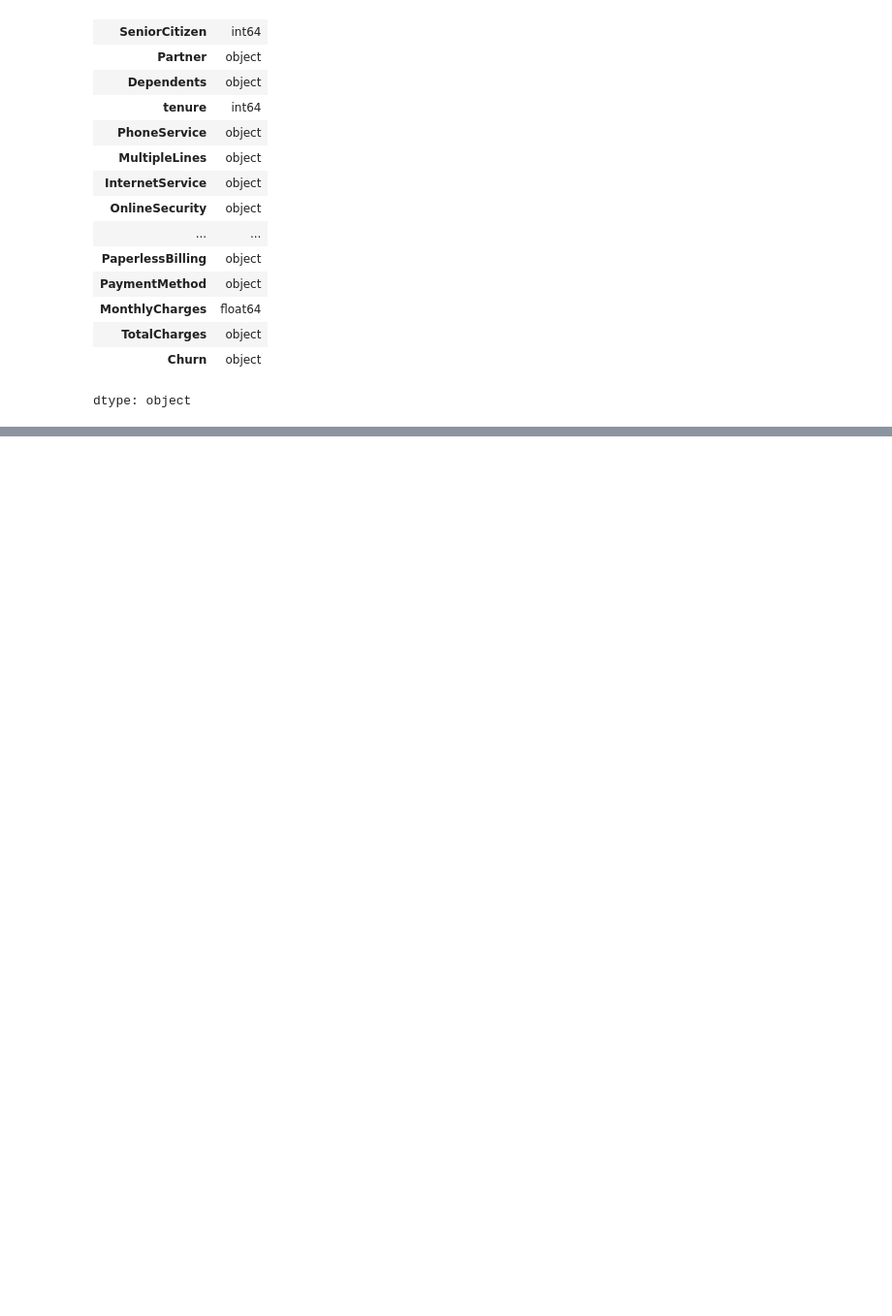
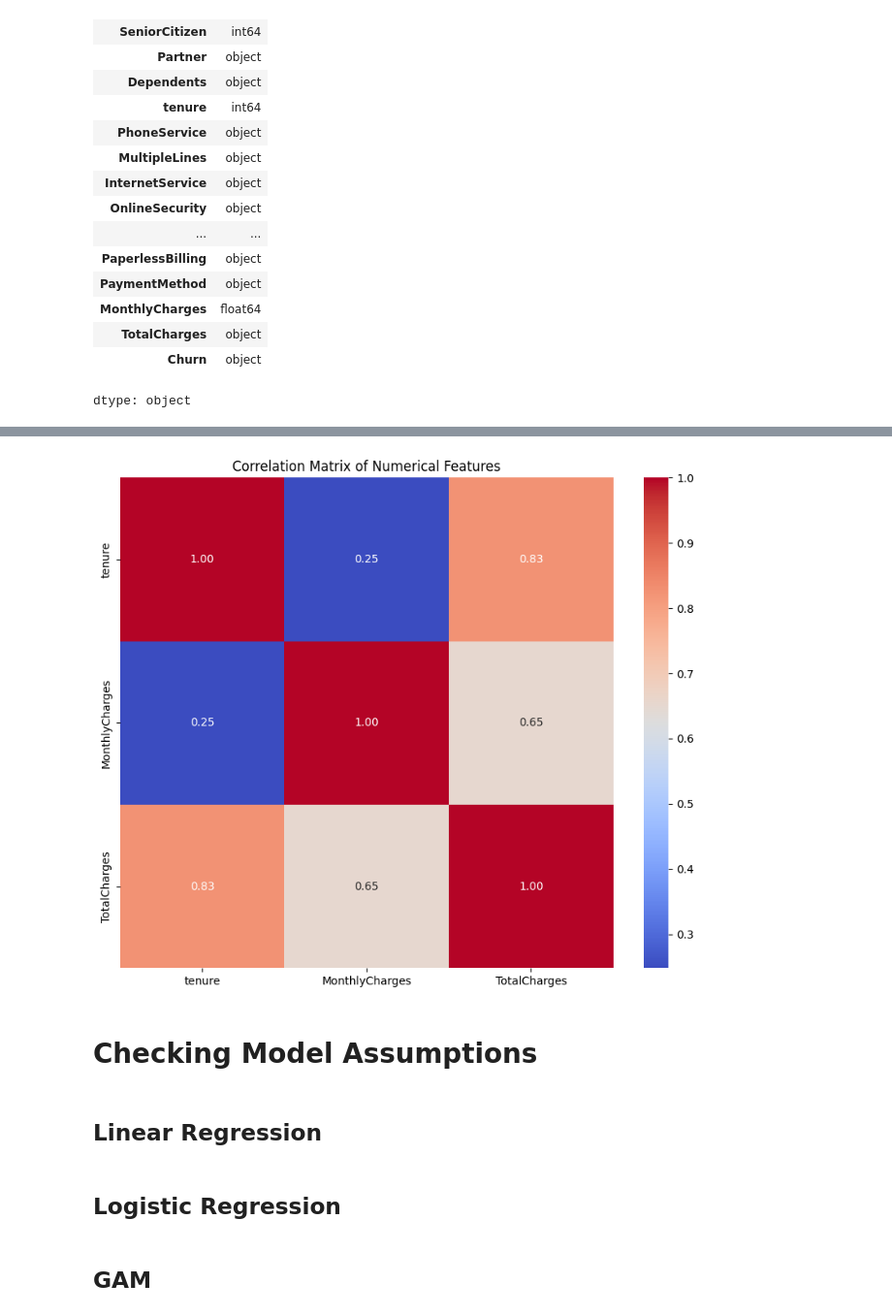
Before and after one commit to aghakishiyeva/Interpretable-ML-II, a Jupyter notebook: AIPI590_Assignment_3.ipynb, the cells around one changed output, grey strips where cells are left out. Shown: that part at 97% size. Saved outputs shown, nothing was run; the diff lists cells and outputs as text; code cells hidden in the pictures; blank space fills up the shorter version.

```diff
--- a/AIPI590_Assignment_3.ipynb
+++ b/AIPI590_Assignment_3.ipynb
@@ -211,0 +130,18 @@ print(f"GAM R-squared: {r2_score(y_test, y_pred_gam)}")
+# %%
+# Correlation matrix for numerical features
+correlation_matrix = df[numerical_features].corr()
+
+plt.figure(figsize=(10, 8))
+sns.heatmap(correlation_matrix, annot=True, cmap='coolwarm', fmt='.2f')
+plt.title('Correlation Matrix of Numerical Features')
+plt.show()
+# %% [output]
+[figure, added]
+# %% [markdown]
+# Checking Model Assumptions
+# %% [markdown]
+## Linear Regression
+# %% [markdown]
+## Logistic Regression
+# %% [markdown]
+## GAM
```
Also changed, not shown: parts of 16 cells of this notebook.
